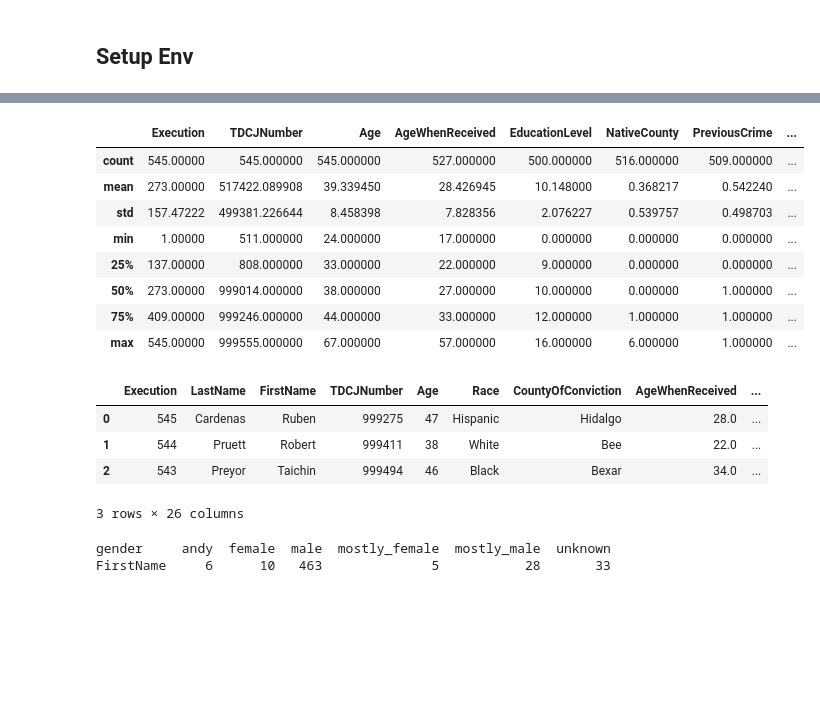
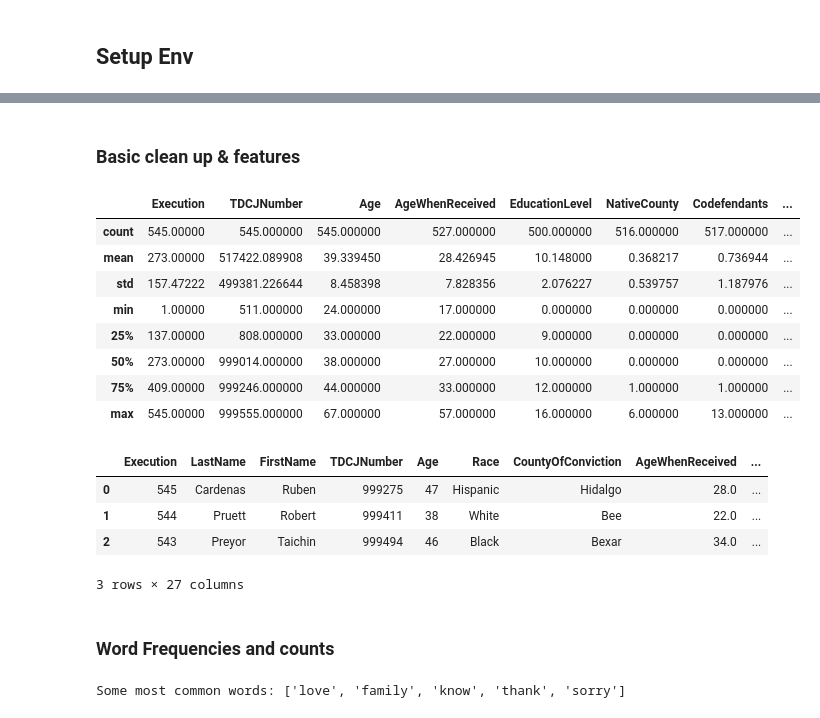
Before and after one commit to davidrs/nltk-last-words, a Jupyter notebook: nltk_last_words.ipynb, the cells around one changed output, grey strips where cells are left out. Saved outputs shown, nothing was run; the diff lists cells and outputs as text; code cells hidden in the pictures; blank space fills up the shorter version.

Commit message:
Improve classifier, more classes and new models.

```diff
--- a/nltk_last_words.ipynb
+++ b/nltk_last_words.ipynb
@@ -69,56 +80,73 @@ df.head(3)
+# %% [markdown]
+### Basic clean up & features
 # %%
 
 # Get the guessed gender for each person based on name.
 detector = gender.Detector()
 df['gender'] = df.apply(lambda x: detector.get_gender(x['FirstName']), axis=1)
 df['is_male'] = df['gender'] == 'male'
 
 def bucket_age(x):
   """Constants based on 25, 75% percentiles. """
-  if x['Age']>44:
+  if x['Age'] > 44:
     return 'old'
-  elif x['Age']<34:
+  elif x['Age'] < 34:
     return 'young'
   else:
     return 'middle'
 
 df['age_bucket'] = df.apply(bucket_age, axis=1)
 
+def bucket_num_victims(x):
+  if x['NumberVictim'] <= 1:
+    return 'one'
+  else:
+    return 'multiple'
 
-# Describe data to check for outliers.
-display(df.describe())
+df['num_victims_bucket'] = df.apply(bucket_num_victims, axis=1)
+
+
+# Turn previous crime into a boolean.
+df['PreviousCrime'] = df.apply(lambda x: x['PreviousCrime']==1 , axis=1)
+
 
 # Clean up the data and split paragraphs into word lists.
 
-# Remove stop words:
-stopwords_en = set(stopwords.words('english')) # Set checking is faster in Python than list.
+# Remove english stop words.
+stopwords_en = set(stopwords.words('english'))
 
 def split_words(x):
     word_list = word_tokenize(x['LastStatement'])
+    # Remove non alpha words:
+    word_list=[word.lower() for word in word_list if word.isalpha()]
     return word_list
 
 df['LastStatement_words'] = df.apply(split_words, axis=1)
 df['LastStatement_cleaned'] = df.apply(lambda x: [word for word in x['LastStatement_words'] if word not in stopwords_en], axis=1)
 
-df.head(3)
+
+# Describe data to check for outliers.
+display(df.describe())
+display(df.head(3))
 # %% [output]
-|  | Execution | TDCJNumber | Age | AgeWhenReceived | EducationLevel | NativeCounty | PreviousCrime | ... |
-| count | 545.00000 | 545.000000 | 545.000000 | 527.000000 | 500.000000 | 516.000000 | 509.000000 | ... |
-| mean | 273.00000 | 517422.089908 | 39.339450 | 28.426945 | 10.148000 | 0.368217 | 0.542240 | ... |
-| std | 157.47222 | 499381.226644 | 8.458398 | 7.828356 | 2.076227 | 0.539757 | 0.498703 | ... |
+|  | Execution | TDCJNumber | Age | AgeWhenReceived | EducationLevel | NativeCounty | Codefendants | ... |
+| count | 545.00000 | 545.000000 | 545.000000 | 527.000000 | 500.000000 | 516.000000 | 517.000000 | ... |
+| mean | 273.00000 | 517422.089908 | 39.339450 | 28.426945 | 10.148000 | 0.368217 | 0.736944 | ... |
+| std | 157.47222 | 499381.226644 | 8.458398 | 7.828356 | 2.076227 | 0.539757 | 1.187976 | ... |
 | min | 1.00000 | 511.000000 | 24.000000 | 17.000000 | 0.000000 | 0.000000 | 0.000000 | ... |
 | 25% | 137.00000 | 808.000000 | 33.000000 | 22.000000 | 9.000000 | 0.000000 | 0.000000 | ... |
-| 50% | 273.00000 | 999014.000000 | 38.000000 | 27.000000 | 10.000000 | 0.000000 | 1.000000 | ... |
+| 50% | 273.00000 | 999014.000000 | 38.000000 | 27.000000 | 10.000000 | 0.000000 | 0.000000 | ... |
 | 75% | 409.00000 | 999246.000000 | 44.000000 | 33.000000 | 12.000000 | 1.000000 | 1.000000 | ... |
-| max | 545.00000 | 999555.000000 | 67.000000 | 57.000000 | 16.000000 | 6.000000 | 1.000000 | ... |
+| max | 545.00000 | 999555.000000 | 67.000000 | 57.000000 | 16.000000 | 6.000000 | 13.000000 | ... |
 |  | Execution | LastName | FirstName | TDCJNumber | Age | Race | CountyOfConviction | AgeWhenReceived | ... |
 | 0 | 545 | Cardenas | Ruben | 999275 | 47 | Hispanic | Hidalgo | 28.0 | ... |
 | 1 | 544 | Pruett | Robert | 999411 | 38 | White | Bee | 22.0 | ... |
 | 2 | 543 | Preyor | Taichin | 999494 | 46 | Black | Bexar | 34.0 | ... |
-3 rows × 26 columns
+3 rows × 27 columns
+# %% [markdown]
+### Word Frequencies and counts
 # %%
 # Prepare features based on word frequency.
-
 # Create a vocabulary of all the words
 all_words_raw = []
 for words in df['LastStatement_cleaned'] :
@@ -126,9 +154,9 @@ for words in df['LastStatement_cleaned'] :
 
 # Construct a list of the X most frequent words in the overall corpus
 all_words = nltk.FreqDist(w.lower() for w in all_words_raw)
+word_features = [common[0] for common in all_words.most_common(250)]
 
-# TODO: Verify this is sorted...example I followed claimed so.
-word_features = list(all_words.keys())[:200]
+print('Some most common words: %s' % word_features[:5])
 
 def document_features(document):
   """Create a feature for each 'common word' and whether last statement contains it."""
@@ -136,14 +164,14 @@ def document_features(document):
   features = {}
   for word in word_features:
       features['contains(%s)' % word] = (word in document_words)
+  # TODO: add a feature for number of words in description.
+#   if document_words is None:
+#     features['length'] = 0
+#   else:
+#     features['length'] = len(document_words)
   return features
 
 # Generate the feature sets for all people's statements.
 df['featuresets'] = df['LastStatement_cleaned'].apply(document_features)
+# %% [output]
+Some most common words: ['love', 'family', 'know', 'thank', 'sorry']
-# %%
-# Get ratio of males to females so we know class inbalance and what
-# a good classifier would score. Ratio is about 80% is_male
-print(df.pivot_table(columns='gender', values='FirstName', aggfunc=len))
-# %% [output]
-gender     andy  female  male  mostly_female  mostly_male  unknown
-FirstName     6      10   463              5           28       33
```
Also changed, not shown: parts of 14 cells of this notebook.
